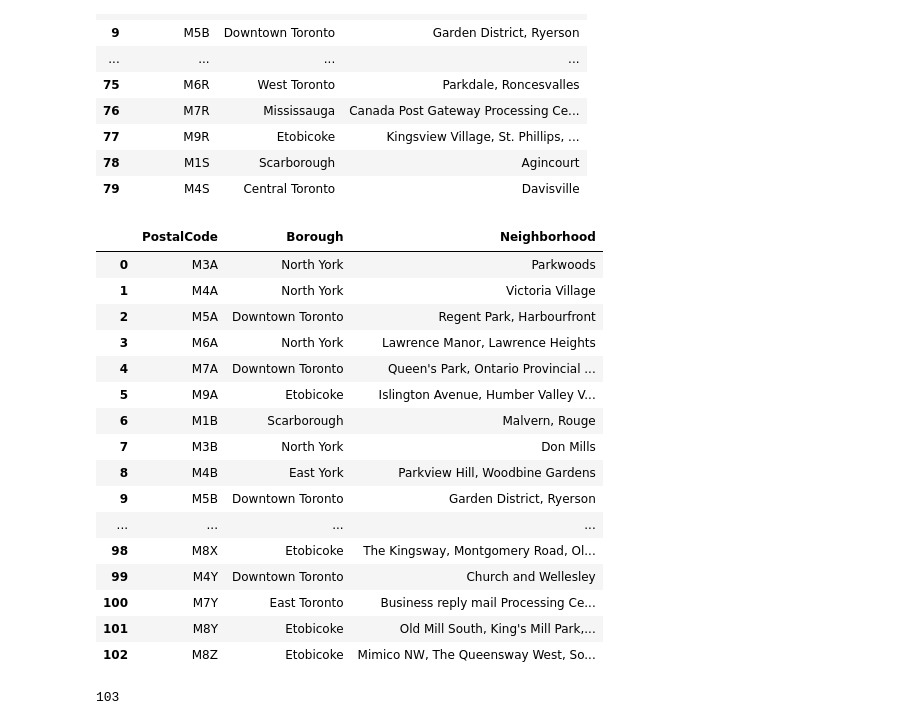
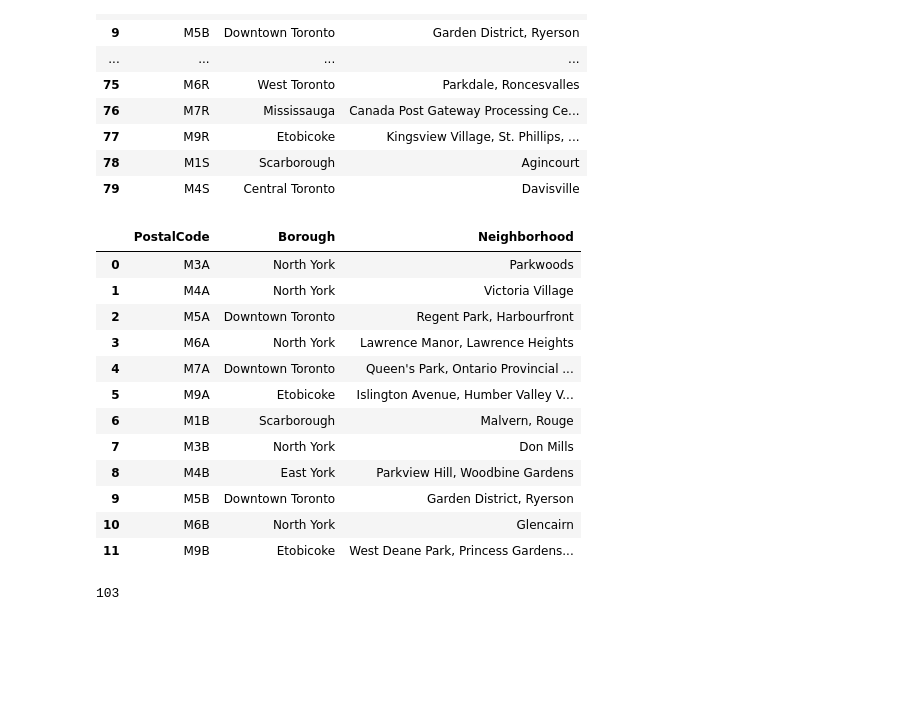
Before and after one commit to jakemennell/github-example, a Jupyter notebook: Capstone Project Notebook.ipynb, the cells around one changed output. Cells and saved outputs as stored; diff of their text form; code cells hidden in the pictures; blank space fills up the shorter version.

```diff
--- a/Capstone Project Notebook.ipynb
+++ b/Capstone Project Notebook.ipynb
@@ -118,26 +120,23 @@ df_refined.head(80)
 # %%
 #If a cell has a borough but a Not assigned neighborhood, then the neighborhood will be the same as the borough.
 
 df_refined["Neighborhood"]=df_refined["Neighborhood"].replace("Not assigned",df_refined["Borough"])
 df_refined
+df_refined.head(12)
 # %% [output]
 |  | PostalCode | Borough | Neighborhood |
 | 0 | M3A | North York | Parkwoods |
 | 1 | M4A | North York | Victoria Village |
 | 2 | M5A | Downtown Toronto | Regent Park, Harbourfront |
 | 3 | M6A | North York | Lawrence Manor, Lawrence Heights |
 | 4 | M7A | Downtown Toronto | Queen's Park, Ontario Provincial ... |
 | 5 | M9A | Etobicoke | Islington Avenue, Humber Valley V... |
 | 6 | M1B | Scarborough | Malvern, Rouge |
 | 7 | M3B | North York | Don Mills |
 | 8 | M4B | East York | Parkview Hill, Woodbine Gardens |
 | 9 | M5B | Downtown Toronto | Garden District, Ryerson |
-| ... | ... | ... | ... |
-| 98 | M8X | Etobicoke | The Kingsway, Montgomery Road, Ol... |
-| 99 | M4Y | Downtown Toronto | Church and Wellesley |
-| 100 | M7Y | East Toronto | Business reply mail Processing Ce... |
-| 101 | M8Y | Etobicoke | Old Mill South, King's Mill Park,... |
-| 102 | M8Z | Etobicoke | Mimico NW, The Queensway West, So... |
+| 10 | M6B | North York | Glencairn |
+| 11 | M9B | Etobicoke | West Deane Park, Princess Gardens... |
 # %%
 #In the last cell of your notebook, use the .shape method to print the number of rows of your dataframe.
 
```
Also changed, not shown: parts of 7 cells of this notebook.
